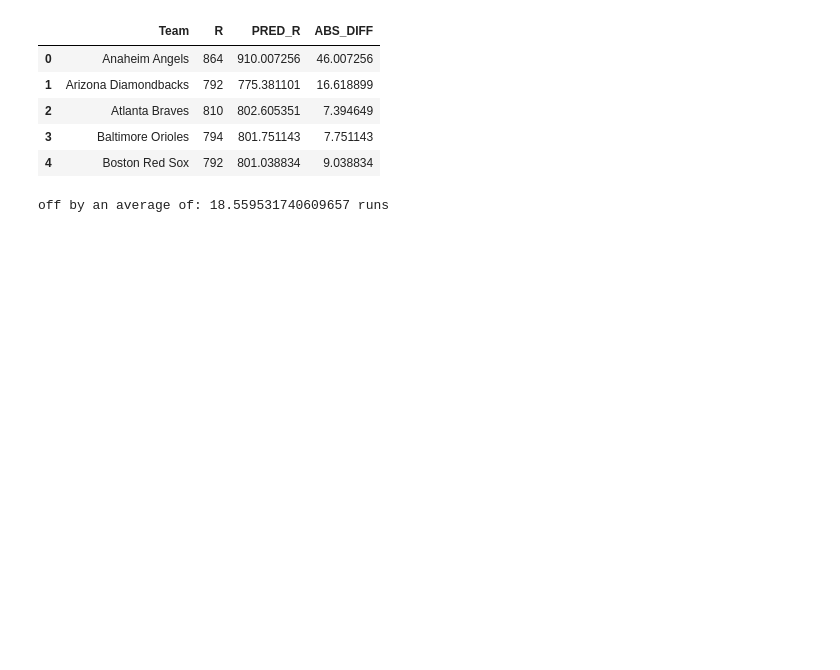
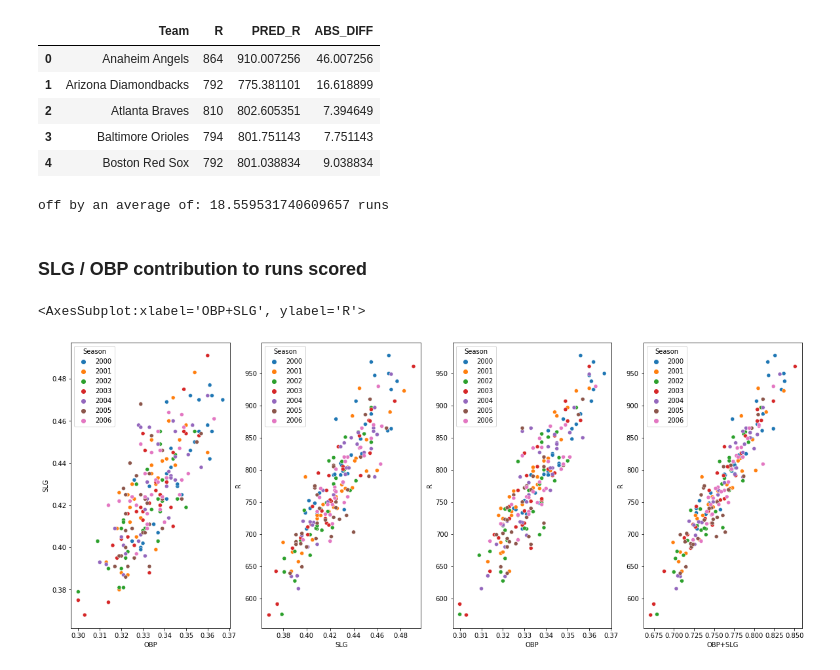
Before and after one commit to dpasse/monte, a Jupyter notebook: workspace/mlb/runs_created_reg.ipynb, the cells around one changed output. Saved outputs shown, nothing was run; the diff lists cells and outputs as text; code cells hidden in the pictures; blank space fills up the shorter version.

Commit message:
figures

```diff
--- a/workspace/mlb/runs_created_reg.ipynb
+++ b/workspace/mlb/runs_created_reg.ipynb
@@ -69,16 +71,13 @@ def get_seasons(seasons, transformations):
         else:
             df = pd.concat([df, df_season])
 
+        time.sleep(5)
 
     for transformation in transformations:
         df = transformation(df)
 
     return df
 # %%
-def double_plus_triple(df):
-    df['2B+3B'] = df['2B'] + df['3B']
-    return df
-
 def single(df):
     df['1B'] = df['H'] - (df['2B'] + df['3B'] + df['HR'])
     return df
@@ -86,11 +85,15 @@ def single(df):
 def hbp_plus_bb(df):
     df['HBP+BB'] = df['HBP'] + df['BB']
     return df
+
+def obp_plus_slg(df):
+    df['OBP+SLG'] = df['OBP'] + df['SLG']
+    return df
 # %%
 df = get_seasons(seasons, [
     single,
     hbp_plus_bb,
-    double_plus_triple,
+    obp_plus_slg,
 ])
 
 df
@@ -182,6 +185,18 @@ df_pred.head()
 print('off by an average of:', df_pred.ABS_DIFF.mean(), 'runs')
 # %% [output]
 off by an average of: 18.559531740609657 runs
+# %% [markdown]
+### SLG / OBP contribution to runs scored
+# %%
+fig, axes = plt.subplots(1, 4, figsize=(20, 8))
+
+sns.scatterplot(ax=axes[0], data=df, x='OBP', y='SLG', hue='Season')
+sns.scatterplot(ax=axes[1], data=df, x='SLG', y='R', hue='Season')
+sns.scatterplot(ax=axes[2], data=df, x='OBP', y='R', hue='Season')
+sns.scatterplot(ax=axes[3], data=df, x='OBP+SLG', y='R', hue='Season')
+# %% [output]
+<AxesSubplot:xlabel='OBP+SLG', ylabel='R'>
+[figure, added]
 # %%
 def setup_model(df, columns):
     y = df[target]
```
Also changed, not shown: parts of 3 cells of this notebook.
